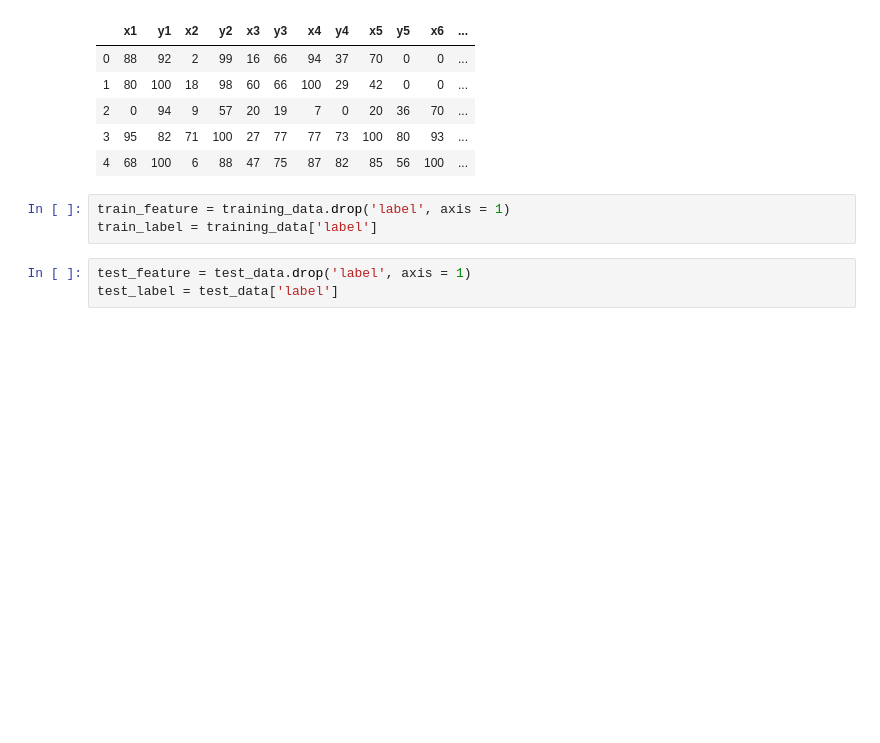
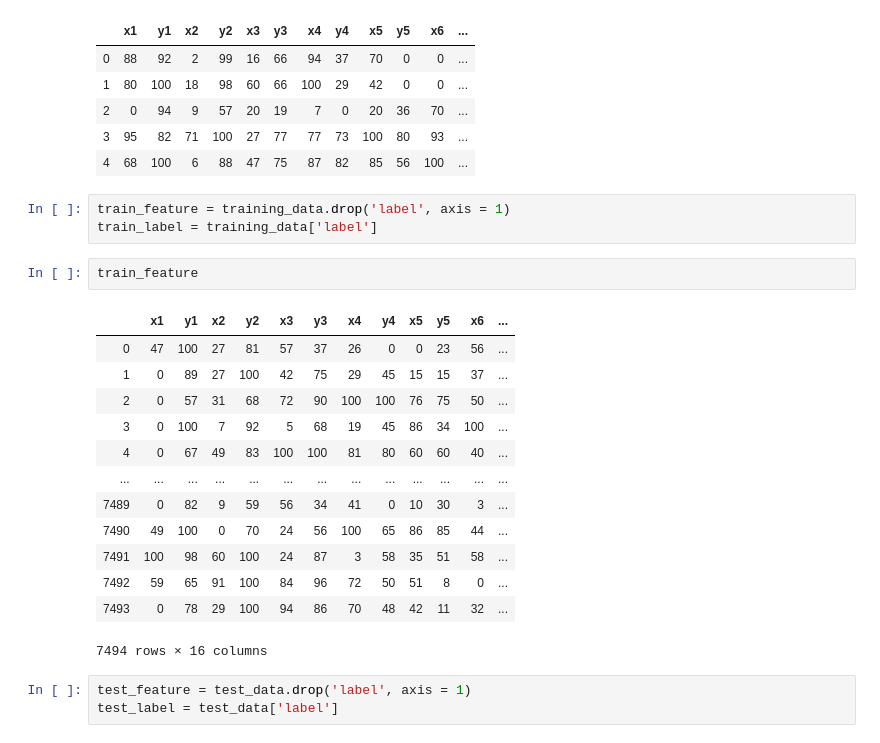
Before and after one commit to bsakshat/digits-classification, a Jupyter notebook: dm_project1.ipynb, the cells around one changed output. Saved outputs shown, nothing was run; the diff lists cells and outputs as text; blank space fills up the shorter version.

```diff
--- a/dm_project1.ipynb
+++ b/dm_project1.ipynb
@@ -38,6 +38,22 @@ test_data.head()
 # %%
 train_feature = training_data.drop('label', axis = 1)
 train_label = training_data['label']
+# %%
+train_feature
+# %% [output]
+|  | x1 | y1 | x2 | y2 | x3 | y3 | x4 | y4 | x5 | y5 | x6 | ... |
+| 0 | 47 | 100 | 27 | 81 | 57 | 37 | 26 | 0 | 0 | 23 | 56 | ... |
+| 1 | 0 | 89 | 27 | 100 | 42 | 75 | 29 | 45 | 15 | 15 | 37 | ... |
+| 2 | 0 | 57 | 31 | 68 | 72 | 90 | 100 | 100 | 76 | 75 | 50 | ... |
+| 3 | 0 | 100 | 7 | 92 | 5 | 68 | 19 | 45 | 86 | 34 | 100 | ... |
+| 4 | 0 | 67 | 49 | 83 | 100 | 100 | 81 | 80 | 60 | 60 | 40 | ... |
+| ... | ... | ... | ... | ... | ... | ... | ... | ... | ... | ... | ... | ... |
+| 7489 | 0 | 82 | 9 | 59 | 56 | 34 | 41 | 0 | 10 | 30 | 3 | ... |
+| 7490 | 49 | 100 | 0 | 70 | 24 | 56 | 100 | 65 | 86 | 85 | 44 | ... |
+| 7491 | 100 | 98 | 60 | 100 | 24 | 87 | 3 | 58 | 35 | 51 | 58 | ... |
+| 7492 | 59 | 65 | 91 | 100 | 84 | 96 | 72 | 50 | 51 | 8 | 0 | ... |
+| 7493 | 0 | 78 | 29 | 100 | 94 | 86 | 70 | 48 | 42 | 11 | 32 | ... |
+7494 rows × 16 columns
 # %%
 test_feature = test_data.drop('label', axis = 1)
 test_label = test_data['label']
```
Also changed, not shown: parts of 18 cells of this notebook, 2 other files.
